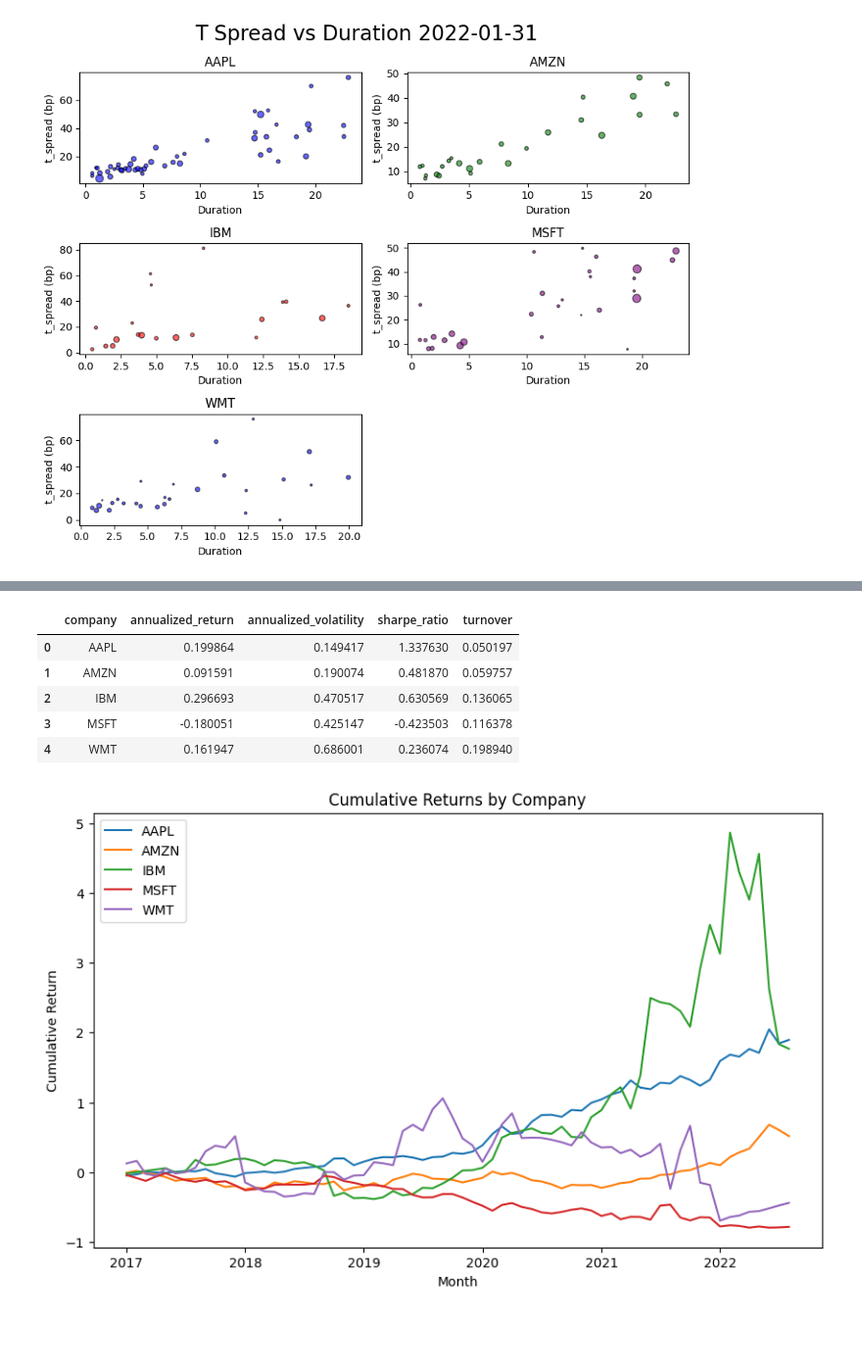
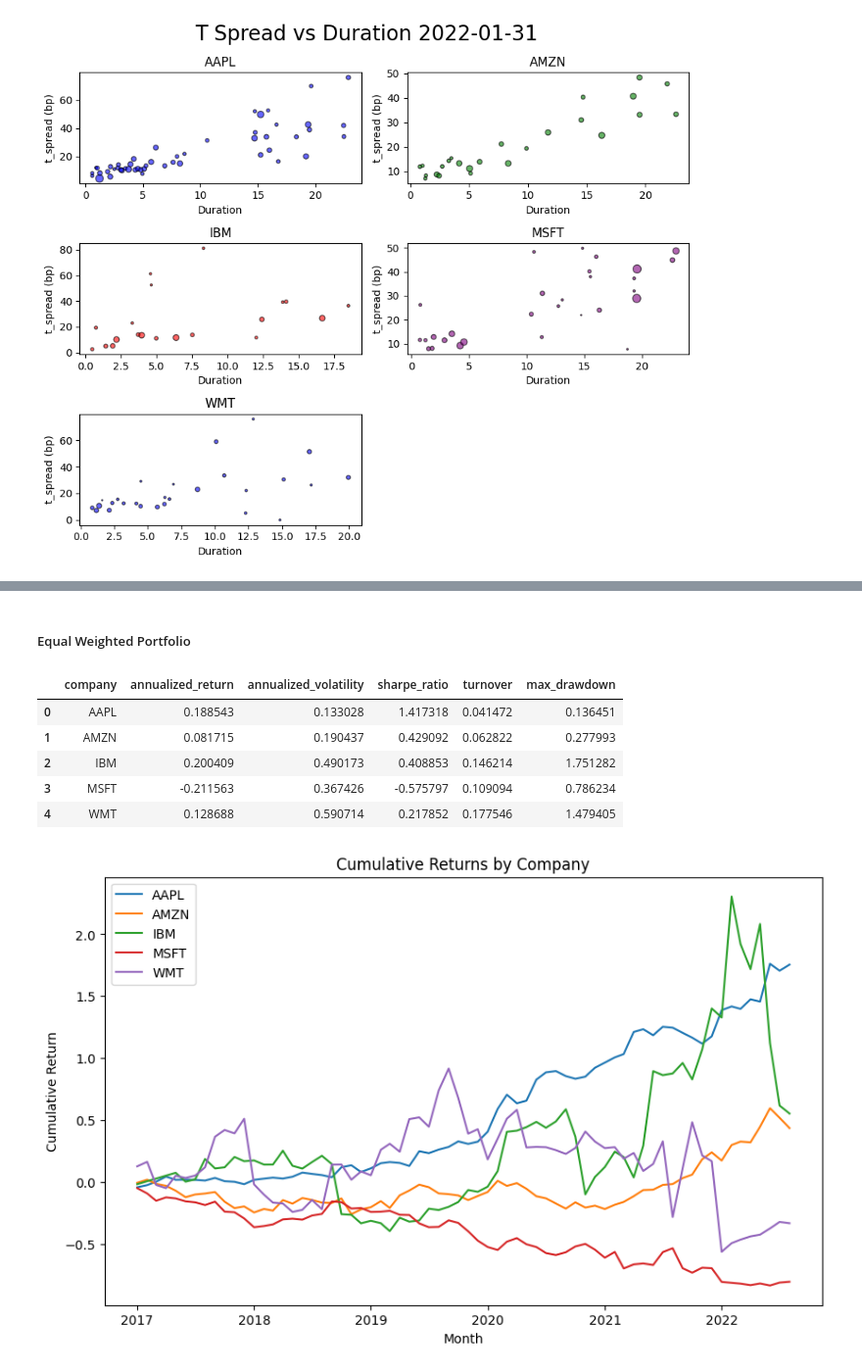
Before and after one commit to krystallin227/SystematicTrading, a Jupyter notebook: HW1/hw1.ipynb, the cells around one changed output, grey strips where cells are left out. Shown at 98% size. Cells and saved outputs as stored; diff of their text form; code cells hidden in the pictures; blank space fills up the shorter version.

```diff
--- a/HW1/hw1.ipynb
+++ b/HW1/hw1.ipynb
@@ -28,2 +53,2 @@ for d in random_dates:
 # %%
-spread_curve.fit('amount_outstanding')
+spread_curve.fit(weight_col='amount_outstanding')
@@ -39,25 +85,27 @@ for d in random_dates:
+# %% [markdown]
+##### Equal Weighted Portfolio
 # %%
 bond_data = spread_curve.bond_data[['date', 'isin', 'company_symbol', 'duration', 'dirty_price', 't_spread_fitted', 't_spread']].copy()
 bond_data.eval('t_spread_resid = t_spread- t_spread_fitted', inplace=True)
 
 # Instantiate the class with the bond data
-strategy = Strategy(bond_data, 20)
+strategy1 = Strategy(bond_data, 20)
 
-# Run the strategy
-strategy.run_strategy('equal')
+# Run the strategy using equal weighting
+strategy1.run_strategy(weighting='equal')
 
 # Calculate the performance metrics
-performance_metrics = strategy.calculate_performance()
+performance_metrics = strategy1.calculate_performance()
 
 display(performance_metrics)
 
 # Plot cumulative returns for each company
-strategy.plot_performance()
+strategy1.plot_performance()
 # %% [output]
-|  | company | annualized_return | annualized_volatility | sharpe_ratio | turnover |
-| 0 | AAPL | 0.199864 | 0.149417 | 1.337630 | 0.050197 |
-| 1 | AMZN | 0.091591 | 0.190074 | 0.481870 | 0.059757 |
-| 2 | IBM | 0.296693 | 0.470517 | 0.630569 | 0.136065 |
-| 3 | MSFT | -0.180051 | 0.425147 | -0.423503 | 0.116378 |
-| 4 | WMT | 0.161947 | 0.686001 | 0.236074 | 0.198940 |
+|  | company | annualized_return | annualized_volatility | sharpe_ratio | turnover | max_drawdown |
+| 0 | AAPL | 0.188543 | 0.133028 | 1.417318 | 0.041472 | 0.136451 |
+| 1 | AMZN | 0.081715 | 0.190437 | 0.429092 | 0.062822 | 0.277993 |
+| 2 | IBM | 0.200409 | 0.490173 | 0.408853 | 0.146214 | 1.751282 |
+| 3 | MSFT | -0.211563 | 0.367426 | -0.575797 | 0.109094 | 0.786234 |
+| 4 | WMT | 0.128688 | 0.590714 | 0.217852 | 0.177546 | 1.479405 |
-[figure, old version]
+[figure, new version]
```
Also changed, not shown: parts of 10 cells of this notebook, 2 other files.
